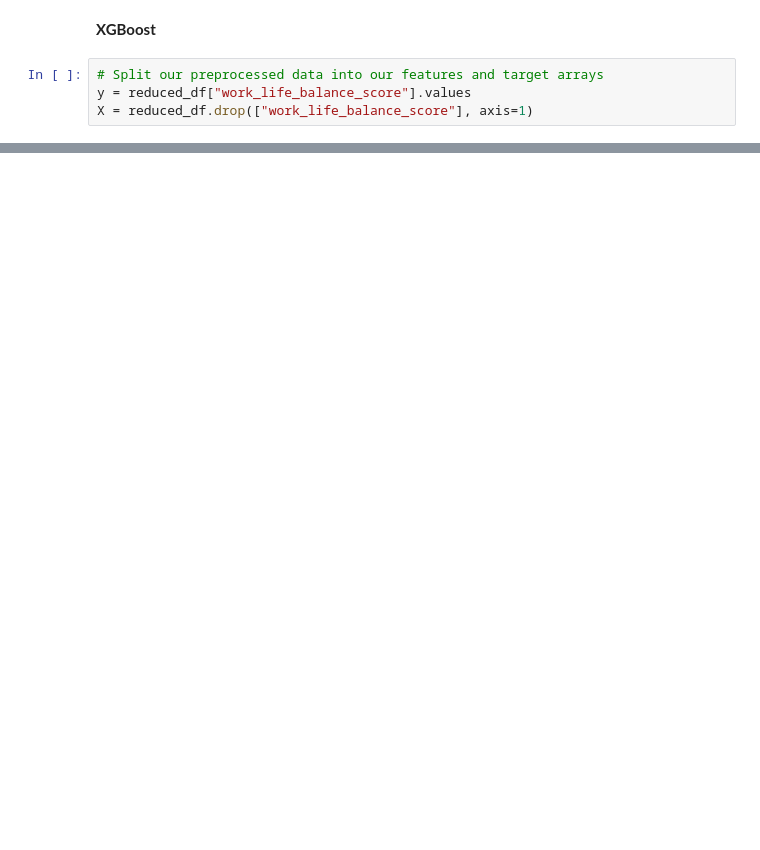
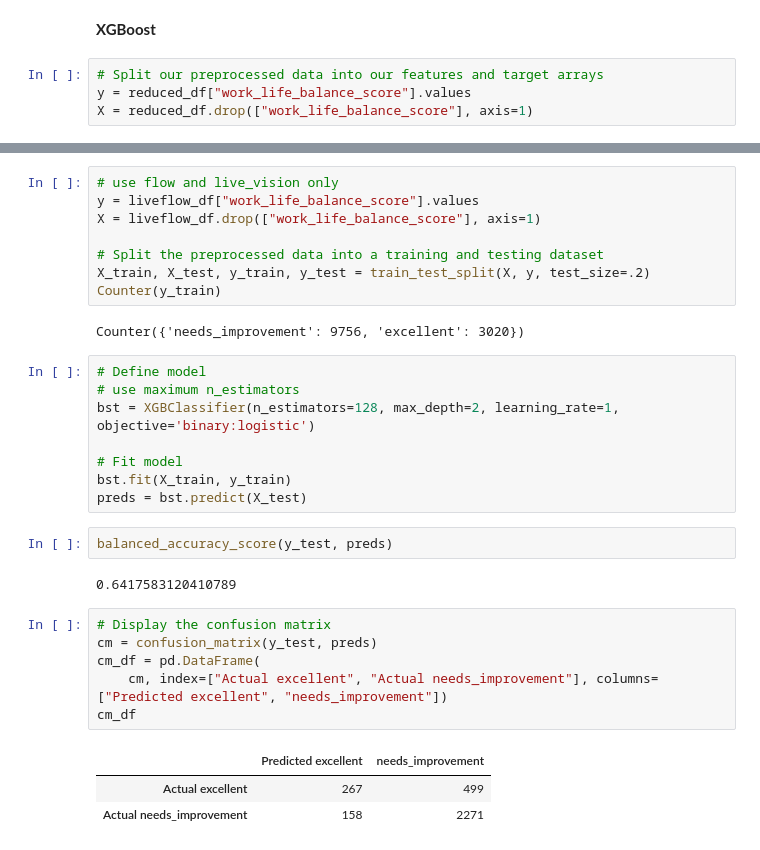
Before and after one commit to crystdang/DABC-final-g5, a Jupyter notebook: notebooks/Output_BRF_Boost.ipynb, the cells around one changed output, grey strips where cells are left out. Saved outputs shown, nothing was run; the diff lists cells and outputs as text; blank space fills up the shorter version.

```diff
--- a/notebooks/Output_BRF_Boost.ipynb
+++ b/notebooks/Output_BRF_Boost.ipynb
@@ -517,0 +697,32 @@ features
+# %%
+# use flow and live_vision only
+y = liveflow_df["work_life_balance_score"].values
+X = liveflow_df.drop(["work_life_balance_score"], axis=1)
+
+# Split the preprocessed data into a training and testing dataset
+X_train, X_test, y_train, y_test = train_test_split(X, y, test_size=.2)
+Counter(y_train)
+# %% [output]
+Counter({'needs_improvement': 9756, 'excellent': 3020})
+# %%
+# Define model
+# use maximum n_estimators
+bst = XGBClassifier(n_estimators=128, max_depth=2, learning_rate=1, objective='binary:logistic')
+
+# Fit model
+bst.fit(X_train, y_train)
+preds = bst.predict(X_test)
+# %%
+balanced_accuracy_score(y_test, preds)
+# %% [output]
+0.6417583120410789
+# %%
+# Display the confusion matrix
+cm = confusion_matrix(y_test, preds)
+cm_df = pd.DataFrame(
+    cm, index=["Actual excellent", "Actual needs_improvement"], columns=["Predicted excellent", "needs_improvement"])
+cm_df
+# %% [output]
+|  | Predicted excellent | needs_improvement |
+| Actual excellent | 267 | 499 |
+| Actual needs_improvement | 158 | 2271 |
```
Also changed, not shown: parts of 40 cells of this notebook.
